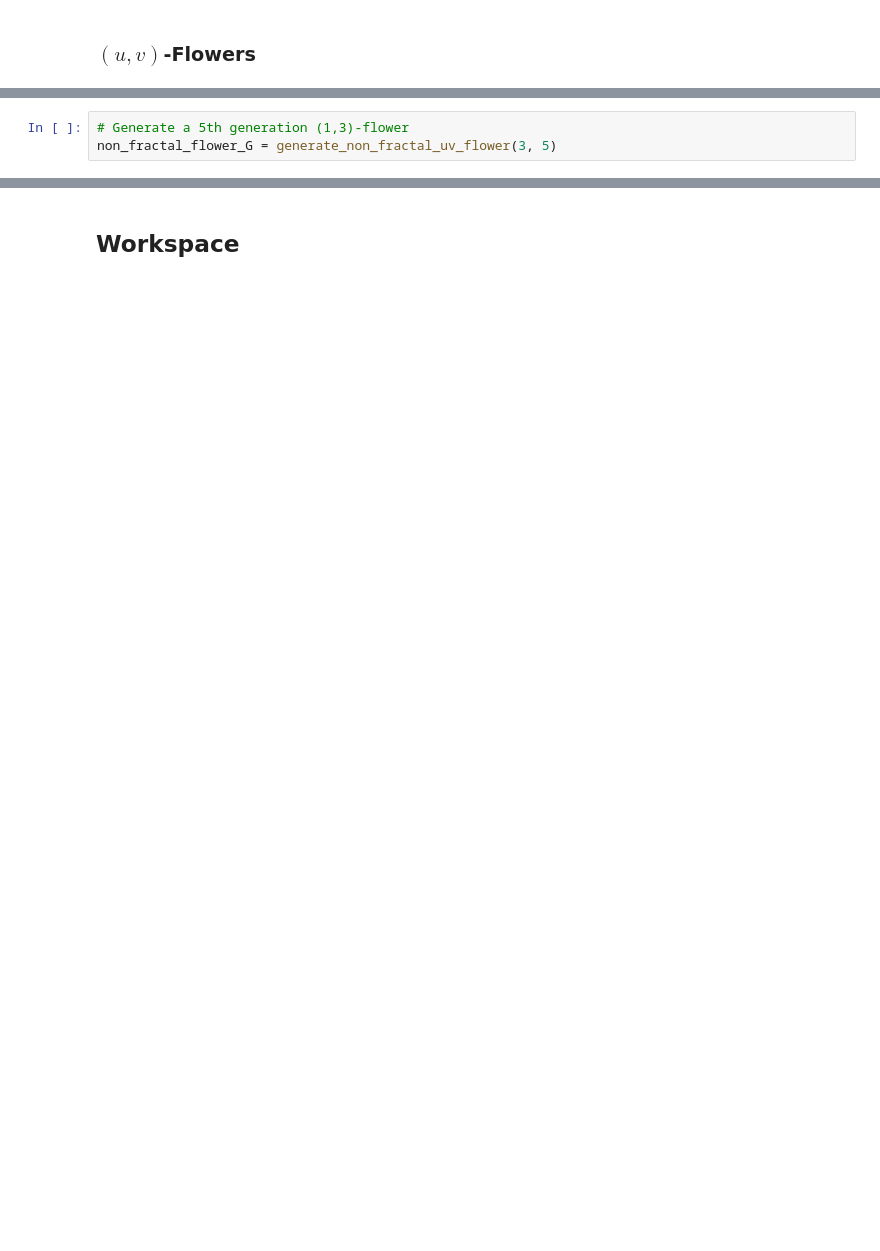
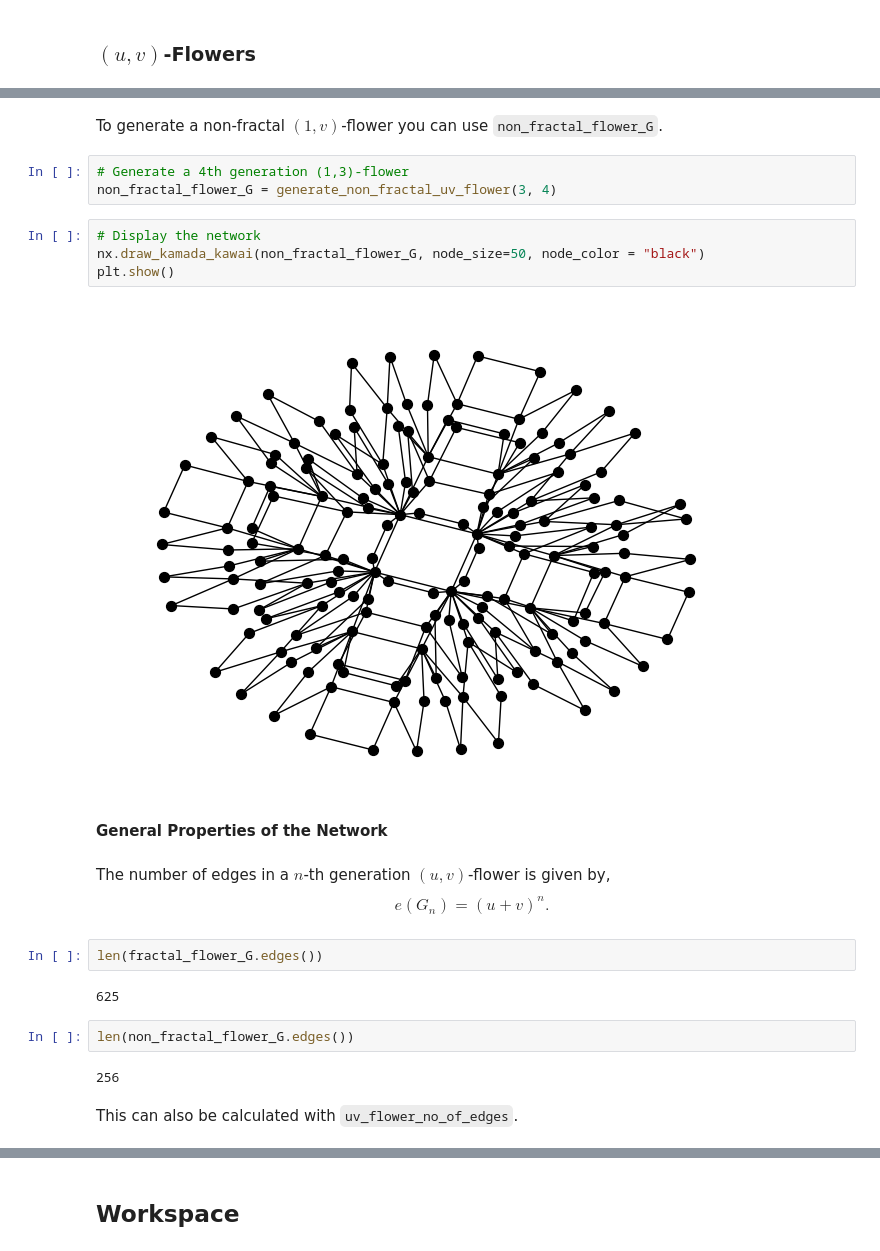
Before and after one commit to katherinehamilton/fractalnetworks, a Jupyter notebook: model-generator.ipynb, the cells around one changed output, grey strips where cells are left out. Saved outputs shown, nothing was run; the diff lists cells and outputs as text; blank space fills up the shorter version.

```diff
--- a/model-generator.ipynb
+++ b/model-generator.ipynb
@@ -225,3 +313,28 @@ fractal_flower_G = generate_uv_flower(2, 3, 5)
+# %% [markdown]
+To generate a non-fractal $(1, v)$-flower you can use `non_fractal_flower_G`.
 # %%
-# Generate a 5th generation (1,3)-flower
-non_fractal_flower_G = generate_non_fractal_uv_flower(3, 5)
+# Generate a 4th generation (1,3)-flower
+non_fractal_flower_G = generate_non_fractal_uv_flower(3, 4)
+# %%
+# Display the network
+nx.draw_kamada_kawai(non_fractal_flower_G, node_size=50, node_color = "black")
+plt.show()
+# %% [output]
+[figure, added]
+# %% [markdown]
+**General Properties of the Network**
+# %% [markdown]
+The number of edges in a $n$-th generation $(u,v)$-flower is given by,
+\begin{equation}
+ e(G_n) = (u+v)^n.
+\end{equation}
+# %%
+len(fractal_flower_G.edges())
+# %% [output]
+625
+# %%
+len(non_fractal_flower_G.edges())
+# %% [output]
+256
+# %% [markdown]
+This can also be calculated with `uv_flower_no_of_edges`.
```
Also changed, not shown: parts of 143 cells of this notebook.
